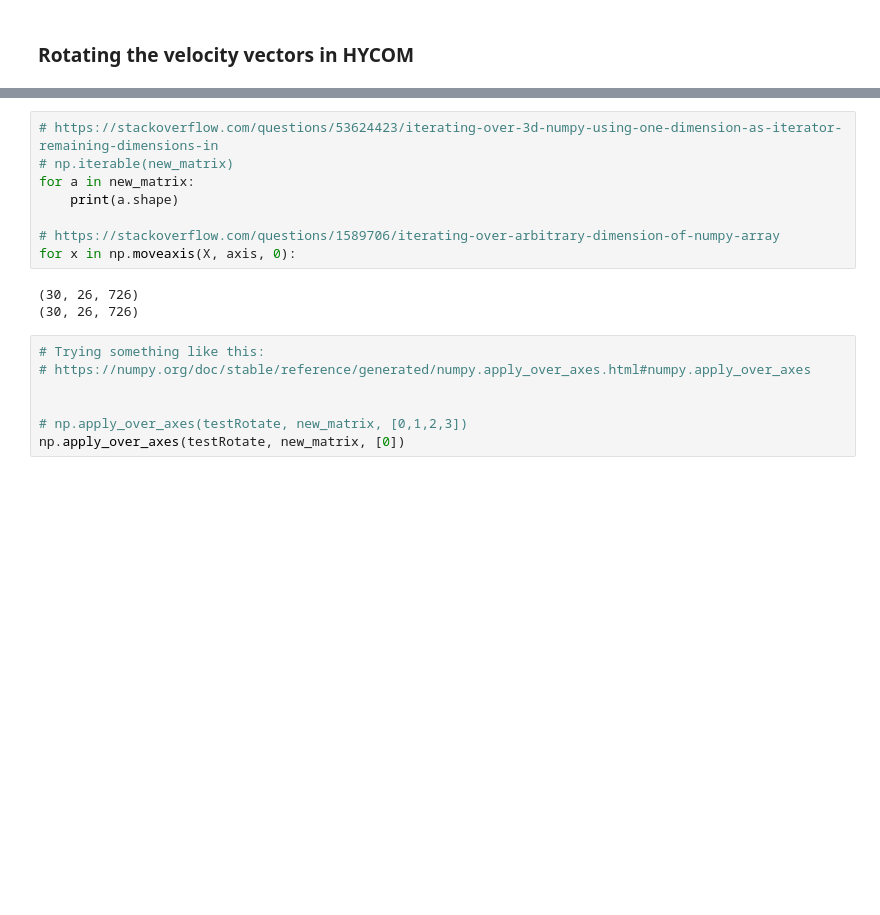
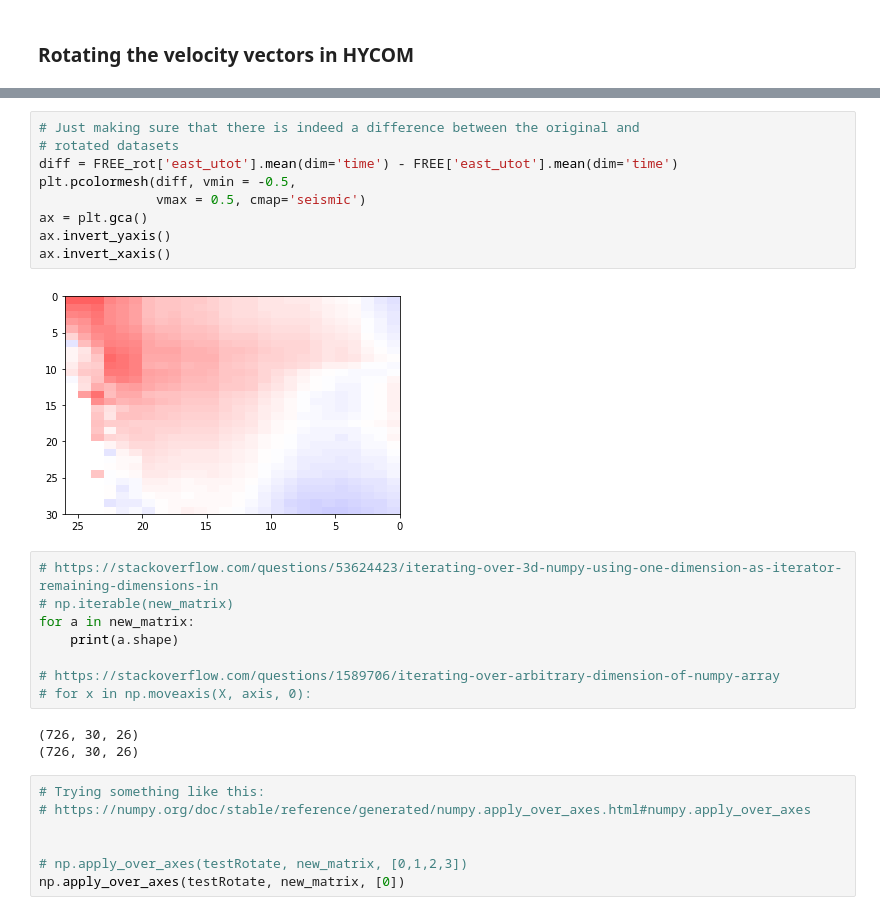
Before and after one commit to HarryLuyt/paper1_scripts, a Jupyter notebook: Scripts/HYCOM_ACT_Section.ipynb, the cells around one changed output, grey strips where cells are left out. Saved outputs shown, nothing was run; the diff lists cells and outputs as text; blank space fills up the shorter version.

```diff
--- a/Scripts/HYCOM_ACT_Section.ipynb
+++ b/Scripts/HYCOM_ACT_Section.ipynb
@@ -158,3 +201,14 @@ new_matrix.shape
+# %%
+# Just making sure that there is indeed a difference between the original and
+# rotated datasets
+diff = FREE_rot['east_utot'].mean(dim='time') - FREE['east_utot'].mean(dim='time')
+plt.pcolormesh(diff, vmin = -0.5,
+               vmax = 0.5, cmap='seismic')
+ax = plt.gca()
+ax.invert_yaxis()
+ax.invert_xaxis()
+# %% [output]
+[figure, added]
 # %%
 # https://stackoverflow.com/questions/53624423/iterating-over-3d-numpy-using-one-dimension-as-iterator-remaining-dimensions-in
 # np.iterable(new_matrix)
@@ -162,10 +216,10 @@ for a in new_matrix:
     print(a.shape)
 
 # https://stackoverflow.com/questions/1589706/iterating-over-arbitrary-dimension-of-numpy-array
-for x in np.moveaxis(X, axis, 0):
+# for x in np.moveaxis(X, axis, 0):
 # %% [output]
-(30, 26, 726)
-(30, 26, 726)
+(726, 30, 26)
+(726, 30, 26)
 # %%
 # Trying something like this:
 # https://numpy.org/doc/stable/reference/generated/numpy.apply_over_axes.html#numpy.apply_over_axes
```
Also changed, not shown: parts of 10 cells of this notebook.
